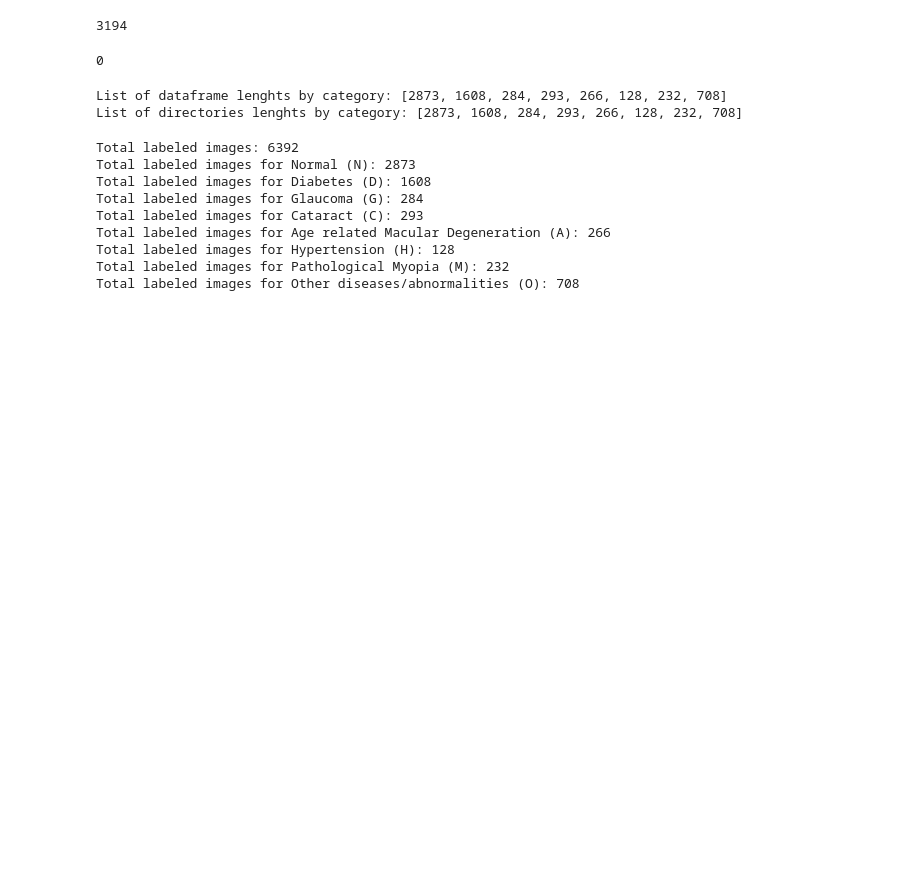
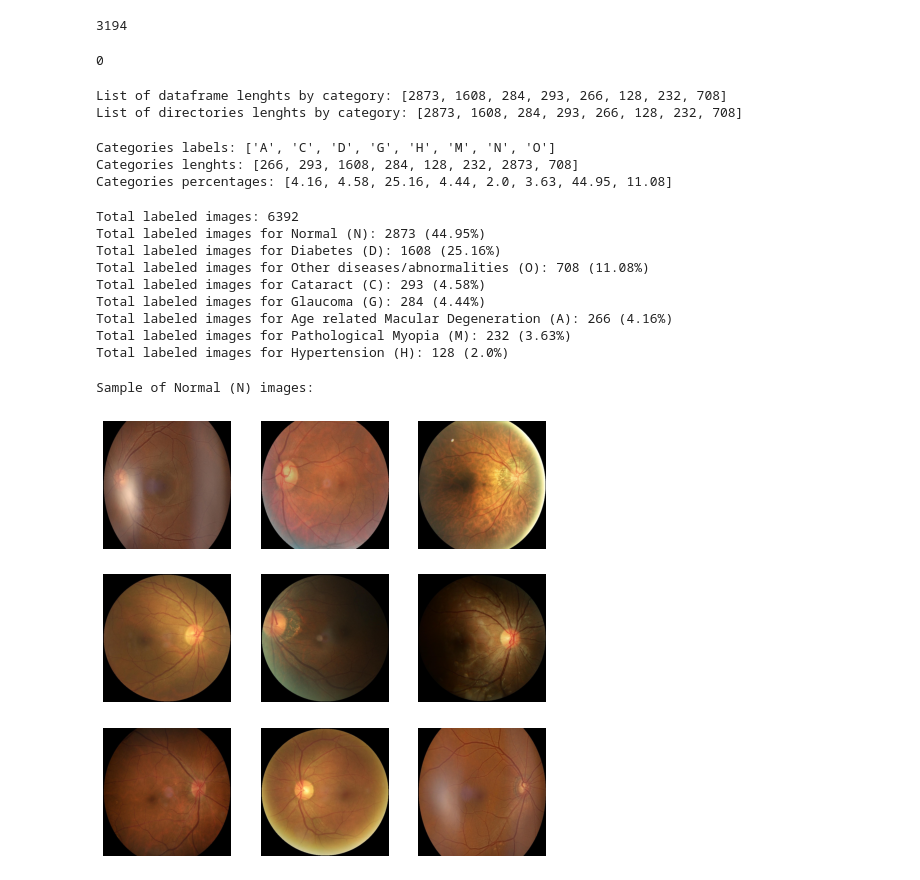
Before and after one commit to jesuero/OcularDiseaseDetection_ImageRecognition, a Jupyter notebook: main/Image_tagging.ipynb, the cells around one changed output. Saved outputs shown, nothing was run; the diff lists cells and outputs as text; code cells hidden in the pictures; blank space fills up the shorter version.

Commit message:
Update image_tagging.ipynb
Added sample plot visualization from each category for visual analysis of the images

```diff
--- a/main/Image_tagging.ipynb
+++ b/main/Image_tagging.ipynb
@@ -84,23 +89,62 @@ print("List of directories lenghts by category: " + str(ls_len_df))
 # %% [output]
 List of dataframe lenghts by category: [2873, 1608, 284, 293, 266, 128, 232, 708]
 List of directories lenghts by category: [2873, 1608, 284, 293, 266, 128, 232, 708]
+# %%
+# Calculating number of images per category
+path = './labeled-images/'
+categories = os.listdir(path)
+print("Categories labels: " + str(categories))
+
+lenghts = [len(os.listdir(path+c)) for c in categories]
+print("Categories lenghts: " + str(lenghts))
+
+total_images = np.sum(lenghts)
+
+percentages = list(np.around(np.divide(lenghts, total_images) * 100, 2))
+print("Categories percentages: " + str(percentages))
+# %% [output]
+Categories labels: ['A', 'C', 'D', 'G', 'H', 'M', 'N', 'O']
+Categories lenghts: [266, 293, 1608, 284, 128, 232, 2873, 708]
+Categories percentages: [4.16, 4.58, 25.16, 4.44, 2.0, 3.63, 44.95, 11.08]
 # %%
-print("Total labeled images: " + str(len(df_file_target)))
-print("Total labeled images for Normal (N): " + str(ls_len_directory[0]))
-print("Total labeled images for Diabetes (D): " + str(ls_len_directory[1]))
-print("Total labeled images for Glaucoma (G): " + str(ls_len_directory[2]))
-print("Total labeled images for Cataract (C): " + str(ls_len_directory[3]))
-print("Total labeled images for Age related Macular Degeneration (A): " + str(ls_len_directory[4]))
-print("Total labeled images for Hypertension (H): " + str(ls_len_directory[5]))
-print("Total labeled images for Pathological Myopia (M): " + str(ls_len_directory[6]))
-print("Total labeled images for Other diseases/abnormalities (O): " + str(ls_len_directory[7]))
+print("Total labeled images: " + str(total_images))
+print("Total labeled images for Normal (N): " + str(lenghts[6]) + " (" + str(percentages[6]) + "%)")
+print("Total labeled images for Diabetes (D): " + str(lenghts[2]) + " (" + str(percentages[2]) + "%)")
+print("Total labeled images for Other diseases/abnormalities (O): " + str(lenghts[7]) + " (" + str(percentages[7]) + "%)")
+print("Total labeled images for Cataract (C): " + str(lenghts[1]) + " (" + str(percentages[1]) + "%)")
+print("Total labeled images for Glaucoma (G): " + str(lenghts[3]) + " (" + str(percentages[3]) + "%)")
+print("Total labeled images for Age related Macular Degeneration (A): " + str(lenghts[0]) + " (" + str(percentages[0]) + "%)")
+print("Total labeled images for Pathological Myopia (M): " + str(lenghts[5]) + " (" + str(percentages[5]) + "%)")
+print("Total labeled images for Hypertension (H): " + str(lenghts[4]) + " (" + str(percentages[4]) + "%)")
 # %% [output]
 Total labeled images: 6392
-Total labeled images for Normal (N): 2873
-Total labeled images for Diabetes (D): 1608
-Total labeled images for Glaucoma (G): 284
-Total labeled images for Cataract (C): 293
-Total labeled images for Age related Macular Degeneration (A): 266
-Total labeled images for Hypertension (H): 128
-Total labeled images for Pathological Myopia (M): 232
-Total labeled images for Other diseases/abnormalities (O): 708
+Total labeled images for Normal (N): 2873 (44.95%)
+Total labeled images for Diabetes (D): 1608 (25.16%)
+Total labeled images for Other diseases/abnormalities (O): 708 (11.08%)
+Total labeled images for Cataract (C): 293 (4.58%)
+Total labeled images for Glaucoma (G): 284 (4.44%)
+Total labeled images for Age related Macular Degeneration (A): 266 (4.16%)
+Total labeled images for Pathological Myopia (M): 232 (3.63%)
+Total labeled images for Hypertension (H): 128 (2.0%)
+# %%
+## PLOTTING SAMPLE IMAGES FROM EACH CATEGORY
+
+def sample_plotting(cat_name, cat_label):
+    images_filenames = os.listdir(path+cat_label)
+    # randomly select a sample of 9 images from the directory
+    sample = random.sample(images_filenames, 9)
+    cat_path = path + cat_label + '/'
+    print("Sample of " + cat_name + " (" + str(cat_label) + ") images:")
+    f, ax = plt.subplots(3,3, figsize=(8,8))
+    for i in range(len(sample)):
+        path_image = cat_path + sample[i]
+        img = imageio.imread(path_image)
+        ax[i//3, i%3].imshow(img)
+        ax[i//3, i%3].axis('off')
+    plt.show()
+# %%
+# sample plots for Normal (N)
+sample_plotting("Normal", "N")
+# %% [output]
+Sample of Normal (N) images:
+[figure, added]
```
Also changed, not shown: parts of 10 cells of this notebook.
